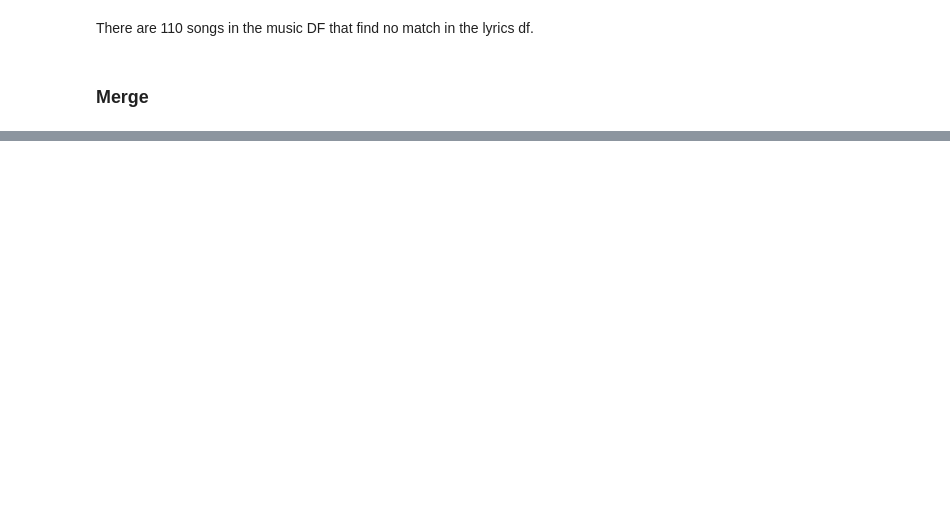
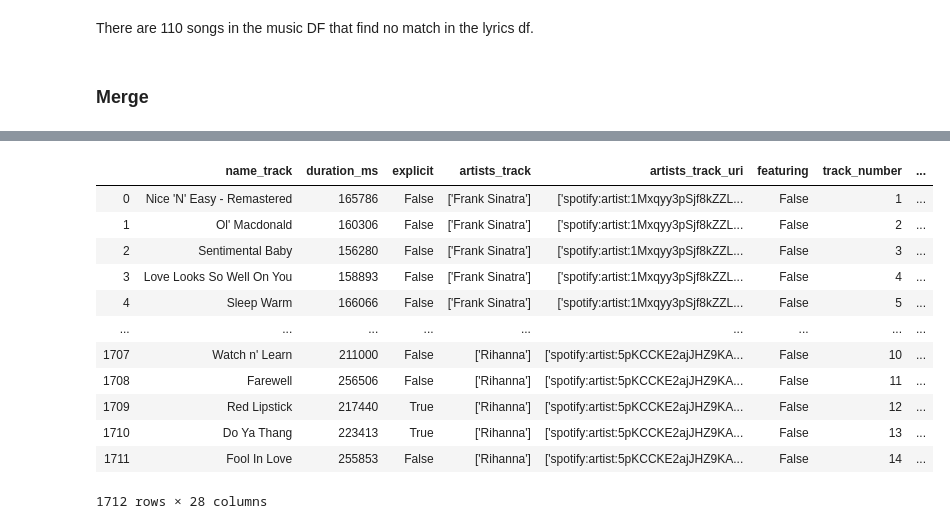
Before and after one commit to com-480-data-visualization/com-480-project-js, a Jupyter notebook: processbook/merge_spotify_and_lyrics.ipynb, the cells around one changed output, grey strips where cells are left out. Cells and saved outputs as stored; diff of their text form; code cells hidden in the pictures; blank space fills up the shorter version.

Commit message:
all lyrics

```diff
--- a/processbook/merge_spotify_and_lyrics.ipynb
+++ b/processbook/merge_spotify_and_lyrics.ipynb
@@ -109,7 +145,6 @@ There are 110 songs in the music DF that find no match in the lyrics df.
 # %% [markdown]
 ### Merge
 # %%
-lyrics = lyrics.drop_duplicates(subset='clean_title')[['clean_title', 'lyrics', 'lyrics_state']]
+lyrics = lyrics[~lyrics.lyrics.isnull()].drop_duplicates(subset='clean_title')[['clean_title', 'lyrics', 'lyrics_state']]
 # %%
-full_df = music.merge(lyrics, how='left', on='clean_title')
-full_df.head()
+full_df = music.merge(lyrics, how='left', on='clean_title').drop('Unnamed: 0.1', axis=1)
@@ -131,3 +191,19 @@ this_cant_be_love_lyrics = open('missing_lyrics/this_cant_be_love.txt', 'r').rea
 nice_guy_lyrics = open('missing_lyrics/nice_guy.txt', 'r').read()
 joanna_love_lyrics = open('missing_lyrics/joanna_love.txt', 'r').read()
 you_da_one_lyrics = open('missing_lyrics/you_da_one.txt', 'r').read()
+
+something_lyrics = open('missing_lyrics/something.txt', 'r').read()
+oh_darling_lyrics = open('missing_lyrics/oh_darling.txt', 'r').read()
+good_night_lyrics = open('missing_lyrics/good_night.txt', 'r').read()
+drive_my_car_lyrics = open('missing_lyrics/drive_my_car.txt', 'r').read()
+taking_a_chance_on_love_lyrics = open('missing_lyrics/taking_a_chance_on_love.txt', 'r').read()
+shadow_of_your_smile_lyrics = open('missing_lyrics/shadow_of_your_smile.txt', 'r').read()
+april_in_paris_lyrics = open('missing_lyrics/april_in_paris.txt', 'r').read()
+concentrate_on_you_lyrics = open('missing_lyrics/concentrate_on_you.txt', 'r').read()
+dont_cry_joe_lyrics = open('missing_lyrics/dont_cry_joe.txt', 'r').read()
+long_night_lyrics = open('missing_lyrics/long_night.txt', 'r').read()
+the_future_lyrics = open('missing_lyrics/the_future.txt', 'r').read()
+bad_guy_lyrics = open('missing_lyrics/bad_guy.txt', 'r').read()
+so_much_better_lyrics = open('missing_lyrics/so_much_better.txt', 'r').read()
+on_fire_lyrics = open('missing_lyrics/on_fire.txt', 'r').read()
+rap_god_lyrics = open('missing_lyrics/rap_god.txt', 'r').read()
@@ -140,4 +228,36 @@ full_df.loc[full_df.clean_title == 'nice_guy', 'lyrics'] = nice_guy_lyrics
 full_df.loc[full_df.clean_title.str.contains('joanna'), 'lyrics'] = joanna_love_lyrics
 full_df.loc[full_df.clean_title.str.contains('this_cant'), 'lyrics'] = this_cant_be_love_lyrics
 full_df.loc[full_df.clean_title.str.contains('you_da_one'), 'lyrics'] = you_da_one_lyrics
+full_df.loc[full_df.clean_title.str.contains('something'), 'lyrics'] = something_lyrics
+full_df.loc[full_df.clean_title.str.contains('oh_darling'), 'lyrics'] = oh_darling_lyrics
+full_df.loc[full_df.clean_title.str.contains('good_night'), 'lyrics'] = good_night_lyrics
+full_df.loc[full_df.clean_title.str.contains('drive_my_car'), 'lyrics'] = drive_my_car_lyrics
+full_df.loc[full_df.clean_title.str.contains('taking_a_chance_on_love'), 'lyrics'] = taking_a_chance_on_love_lyrics
+full_df.loc[full_df.clean_title.str.contains('shadow_of_your_smile'), 'lyrics'] = shadow_of_your_smile_lyrics
+full_df.loc[full_df.clean_title.str.contains('april_in_paris'), 'lyrics'] = april_in_paris_lyrics
+full_df.loc[full_df.clean_title.str.contains('concentrate_on_you'), 'lyrics'] = concentrate_on_you_lyrics
+full_df.loc[full_df.clean_title.str.contains('cry_joe'), 'lyrics'] = dont_cry_joe_lyrics
+full_df.loc[full_df.clean_title.str.contains('long_night'), 'lyrics'] = long_night_lyrics
+full_df.loc[full_df.clean_title.str.contains('the_future_song'), 'lyrics'] = the_future_lyrics
+full_df.loc[full_df.clean_title.str.contains('bad_guy'), 'lyrics'] = bad_guy_lyrics
+full_df.loc[full_df.clean_title.str.contains('so_much_better'), 'lyrics'] = so_much_better_lyrics
+full_df.loc[full_df.clean_title.str.contains('on_fire'), 'lyrics'] = on_fire_lyrics
+full_df.loc[full_df.clean_title.str.contains('rap_god'), 'lyrics'] = rap_god_lyrics
+full_df.loc[full_df.lyrics.isnull(), 'lyrics'] = "<Instrumental>"
+# %%
+full_df
+# %% [output]
+|  | name_track | duration_ms | explicit | artists_track | artists_track_uri | featuring | track_number | ... |
+| 0 | Nice 'N' Easy - Remastered | 165786 | False | ['Frank Sinatra'] | ['spotify:artist:1Mxqyy3pSjf8kZZL... | False | 1 | ... |
+| 1 | Ol' Macdonald | 160306 | False | ['Frank Sinatra'] | ['spotify:artist:1Mxqyy3pSjf8kZZL... | False | 2 | ... |
+| 2 | Sentimental Baby | 156280 | False | ['Frank Sinatra'] | ['spotify:artist:1Mxqyy3pSjf8kZZL... | False | 3 | ... |
+| 3 | Love Looks So Well On You | 158893 | False | ['Frank Sinatra'] | ['spotify:artist:1Mxqyy3pSjf8kZZL... | False | 4 | ... |
+| 4 | Sleep Warm | 166066 | False | ['Frank Sinatra'] | ['spotify:artist:1Mxqyy3pSjf8kZZL... | False | 5 | ... |
+| ... | ... | ... | ... | ... | ... | ... | ... | ... |
+| 1707 | Watch n' Learn | 211000 | False | ['Rihanna'] | ['spotify:artist:5pKCCKE2ajJHZ9KA... | False | 10 | ... |
+| 1708 | Farewell | 256506 | False | ['Rihanna'] | ['spotify:artist:5pKCCKE2ajJHZ9KA... | False | 11 | ... |
+| 1709 | Red Lipstick | 217440 | True | ['Rihanna'] | ['spotify:artist:5pKCCKE2ajJHZ9KA... | False | 12 | ... |
+| 1710 | Do Ya Thang | 223413 | True | ['Rihanna'] | ['spotify:artist:5pKCCKE2ajJHZ9KA... | False | 13 | ... |
+| 1711 | Fool In Love | 255853 | False | ['Rihanna'] | ['spotify:artist:5pKCCKE2ajJHZ9KA... | False | 14 | ... |
+1712 rows × 28 columns
 # %%
```
Also changed, not shown: parts of 10 cells of this notebook, 17 other files.
